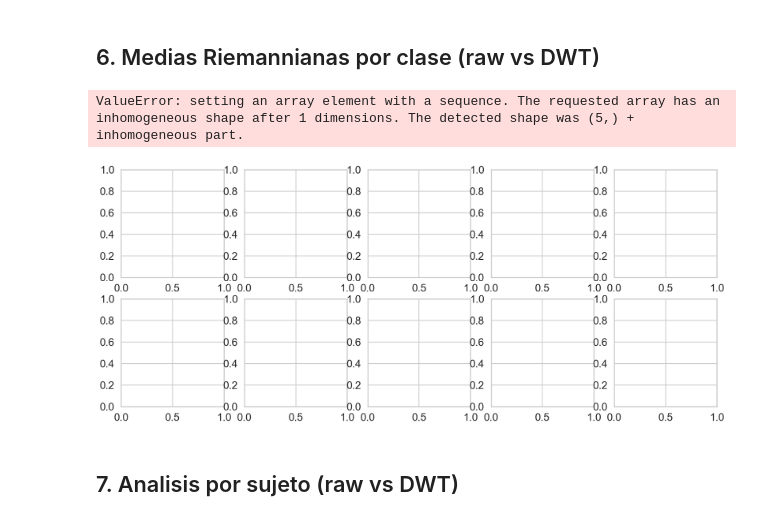
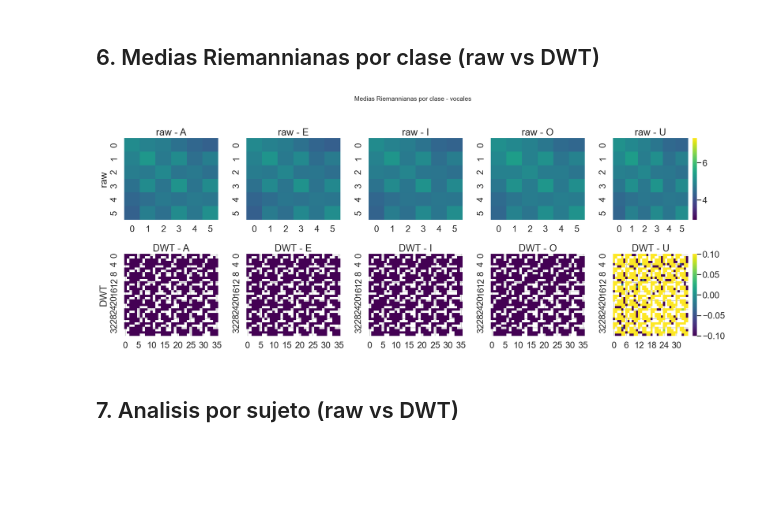
Before and after one commit to enzocatorano/tesis_habla_imaginada, a Jupyter notebook: notebooks/03_riemannian_baseline_demo.ipynb, the cells around one changed output. Cells and saved outputs as stored; diff of their text form; code cells hidden in the pictures; blank space fills up the shorter version.

```diff
--- a/notebooks/03_riemannian_baseline_demo.ipynb
+++ b/notebooks/03_riemannian_baseline_demo.ipynb
@@ -427,39 +427,39 @@ plt.show()
 # %%
 sname = list(subset_results.keys())[0]
 sdata = subset_results[sname]
 class_names = sdata['class_names']
 labels = sdata['labels']
 unique_cls = np.unique(labels)
 
 fig, axes = plt.subplots(2, len(unique_cls), figsize=(4 * len(unique_cls), 8))
 
+# vmin/vmax globales (todas las clases, misma escala por fila)
+vmin_raw = np.log(sdata['cov_raw']).min()
+vmax_raw = np.log(sdata['cov_raw']).max()
+vmin_dwt = np.log(sdata['cov_dwt']).min()
+vmax_dwt = np.log(sdata['cov_dwt']).max()
+
 for i, c in enumerate(unique_cls):
     mean_raw = mean_riemann(sdata['cov_raw'][labels == c])
     mean_dwt = mean_riemann(sdata['cov_dwt'][labels == c])
-
-    vmin_raw = np.log(np.array([sdata['cov_raw'][labels == j] for j in unique_cls])).min()
-    vmax_raw = np.log(np.array([sdata['cov_raw'][labels == j] for j in unique_cls])).max()
-    vmin_dwt = np.log(np.array([sdata['cov_dwt'][labels == j] for j in unique_cls])).min()
-    vmax_dwt = np.log(np.array([sdata['cov_dwt'][labels == j] for j in unique_cls])).max()
 
     sns.heatmap(np.log(mean_raw), cmap='viridis', ax=axes[0, i],
                 cbar=(i == len(unique_cls) - 1),
                 vmin=vmin_raw, vmax=vmax_raw)
     axes[0, i].set_title(f'raw - {class_names[c]}')
 
     sns.heatmap(np.log(mean_dwt), cmap='viridis', ax=axes[1, i],
                 cbar=(i == len(unique_cls) - 1),
                 vmin=vmin_dwt, vmax=vmax_dwt)
     axes[1, i].set_title(f'DWT - {class_names[c]}')
 
 axes[0, 0].set_ylabel('raw')
 axes[1, 0].set_ylabel('DWT')
 plt.suptitle(f'Medias Riemannianas por clase - {sname}', fontsize=14, y=1.02)
 plt.tight_layout()
 plt.show()
 # %% [output]
-ValueError: setting an array element with a sequence. The requested array has an inhomogeneous shape after 1 dimensions. The detected shape was (5,) + inhomogeneous part.
-[figure, old version]
+[figure, new version]
 # %% [markdown]
 ## 7. Analisis por sujeto (raw vs DWT)
 # %%
```
Also changed, not shown: parts of 5 cells of this notebook, 5 other files.
